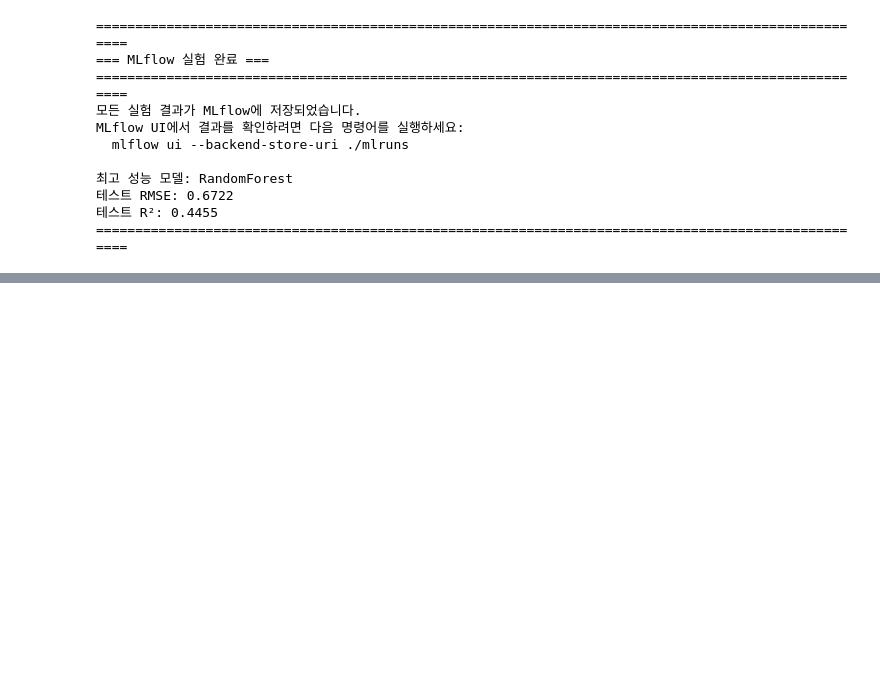
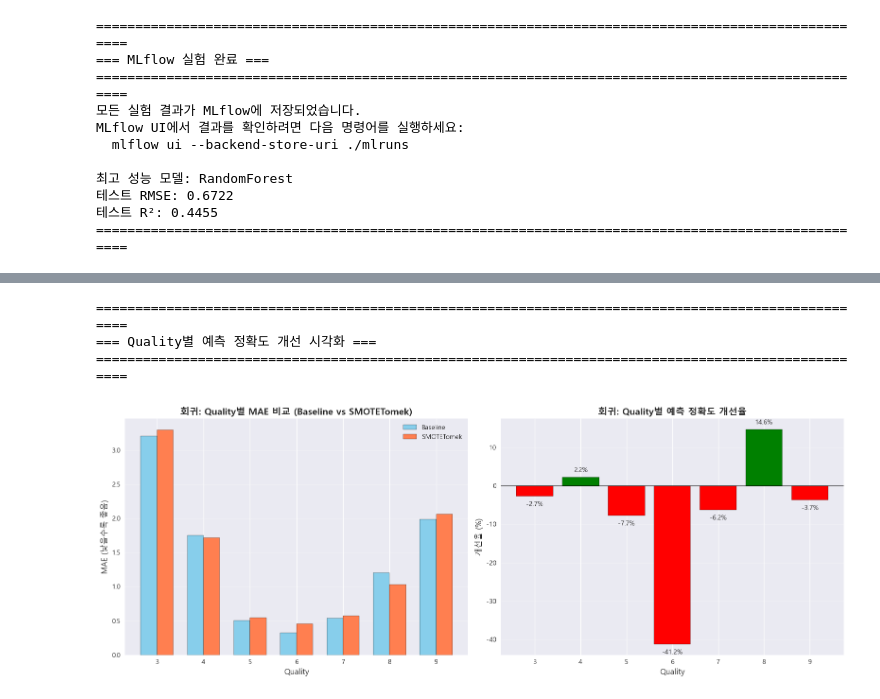
Before and after one commit to JunKIM2603a/mlflow_wine, a Jupyter notebook: preprocessing_test.ipynb, the cells around one changed output, grey strips where cells are left out. Saved outputs shown, nothing was run; the diff lists cells and outputs as text; code cells hidden in the pictures; blank space fills up the shorter version.

```diff
--- a/preprocessing_test.ipynb
+++ b/preprocessing_test.ipynb
@@ -2105,0 +2843,46 @@ MLflow UI에서 결과를 확인하려면 다음 명령어를 실행하세요:
+# %%
+# Quality별 예측 정확도 개선 시각화
+print("=" * 100)
+print("=== Quality별 예측 정확도 개선 시각화 ===")
+print("=" * 100)
+
+fig, axes = plt.subplots(1, 2, figsize=(16, 6))
+
+# 1. 회귀 모델 Quality별 MAE 비교
+ax1 = axes[0]
+x_pos = np.arange(len(quality_comp_df))
+width = 0.35
+bars1a = ax1.bar(x_pos - width/2, quality_comp_df['baseline_mae'], width,
+                 label='Baseline', color='skyblue', edgecolor='black')
+bars1b = ax1.bar(x_pos + width/2, quality_comp_df['smote_mae'], width,
+                 label='SMOTETomek', color='coral', edgecolor='black')
+ax1.set_xlabel('Quality', fontsize=12)
+ax1.set_ylabel('MAE (낮을수록 좋음)', fontsize=12)
+ax1.set_title('회귀: Quality별 MAE 비교 (Baseline vs SMOTETomek)', fontsize=14, fontweight='bold')
+ax1.set_xticks(x_pos)
+ax1.set_xticklabels(quality_comp_df['quality'])
+ax1.legend()
+ax1.grid(True, alpha=0.3, axis='y')
+
+# 2. 개선율 시각화
+ax2 = axes[1]
+colors = ['green' if x > 0 else 'red' for x in quality_comp_df['improvement_%']]
+bars2 = ax2.bar(quality_comp_df['quality'].astype(str), quality_comp_df['improvement_%'],
+                color=colors, edgecolor='black')
+ax2.axhline(y=0, color='black', linestyle='-', linewidth=0.8)
+ax2.set_xlabel('Quality', fontsize=12)
+ax2.set_ylabel('개선율 (%)', fontsize=12)
+ax2.set_title('회귀: Quality별 예측 정확도 개선율', fontsize=14, fontweight='bold')
+for bar, val in zip(bars2, quality_comp_df['improvement_%']):
+    ax2.text(bar.get_x() + bar.get_width()/2,
+             bar.get_height() + (1 if val >= 0 else -3),
+             f'{val:.1f}%', ha='center', va='bottom', fontsize=10)
+ax2.grid(True, alpha=0.3, axis='y')
+
+plt.tight_layout()
+plt.show()
+# %% [output]
+====================================================================================================
+=== Quality별 예측 정확도 개선 시각화 ===
+====================================================================================================
+[figure, added]
```
Also changed, not shown: parts of 21 cells of this notebook, 2 other files.
